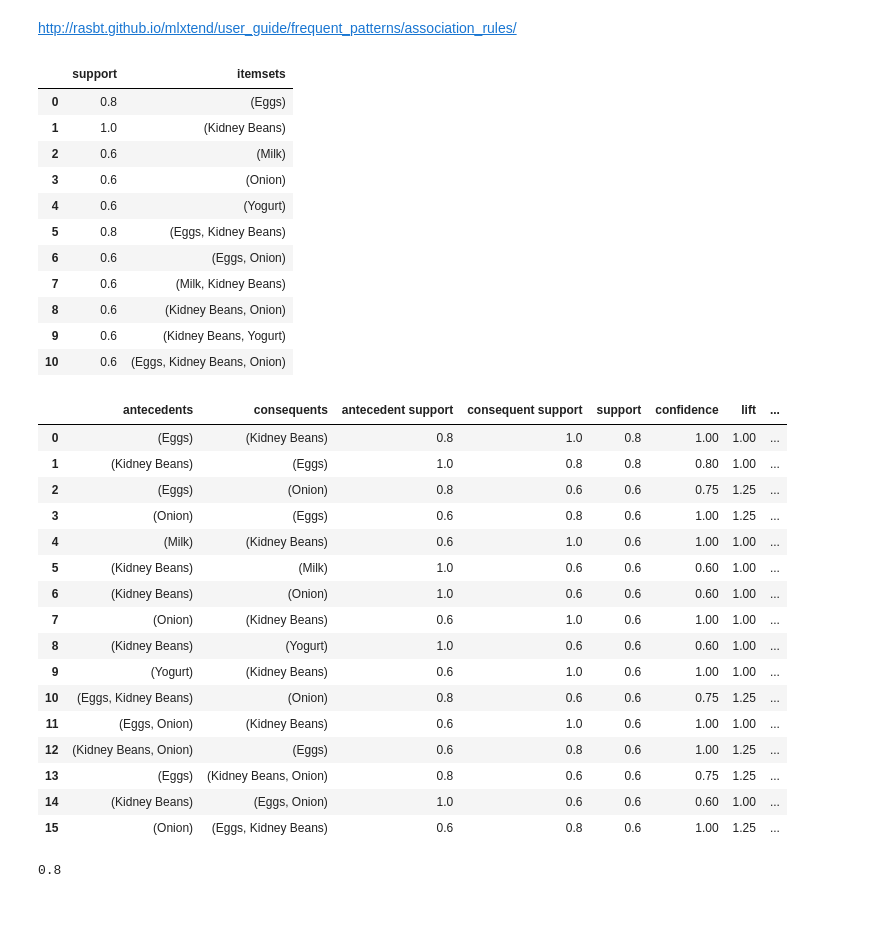
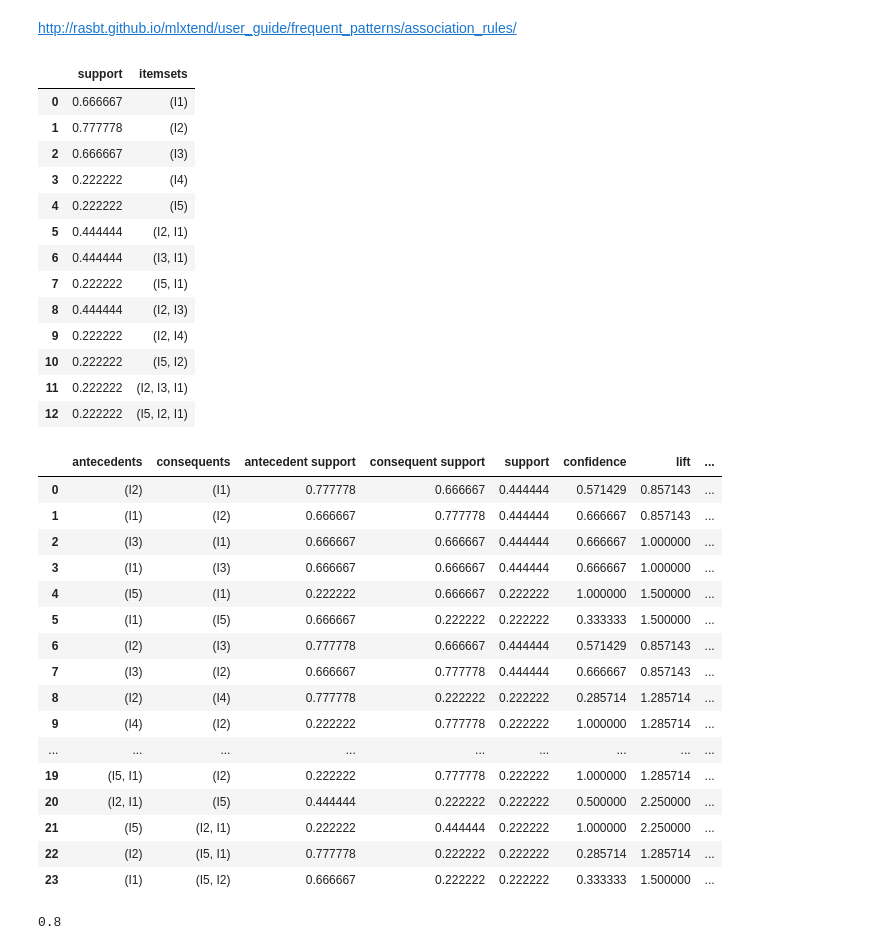
Before and after one commit to cicorias/njit-dm-scratch, a Jupyter notebook: nb/mlxtend.ipynb, the cells around one changed output. Cells and saved outputs as stored; diff of their text form; code cells hidden in the pictures; blank space fills up the shorter version.

```diff
--- a/nb/mlxtend.ipynb
+++ b/nb/mlxtend.ipynb
@@ -7,51 +7,71 @@ dataset = [['Milk', 'Onion', 'Nutmeg', 'Kidney Beans', 'Eggs', 'Yogurt'],
            ['Milk', 'Apple', 'Kidney Beans', 'Eggs'],
            ['Milk', 'Unicorn', 'Corn', 'Kidney Beans', 'Yogurt'],
            ['Corn', 'Onion', 'Onion', 'Kidney Beans', 'Ice cream', 'Eggs']]
+# %%
+    def read(file_path) -> list:
+        file_iter = open(file_path, 'r')
+        raw_transactions = list()
+        for line in file_iter:
+            line = line.strip().rstrip(',')
+            # remove whitespace around items
+            trimmed = [ i.strip() for i in line.split(',') ]
+            record = sorted(trimmed)
+            raw_transactions.append(record)
+
+        return raw_transactions
+
+myfile = read('./data/test-dm-bookch6.csv')
+
+dataset = myfile
 # %%
 import pandas as pd
 from mlxtend.preprocessing import TransactionEncoder
 from mlxtend.frequent_patterns import apriori
 
 te = TransactionEncoder()
 te_ary = te.fit(dataset).transform(dataset)
 df = pd.DataFrame(te_ary, columns=te.columns_)
 frequent_itemsets = apriori(df, min_support=0.5, use_colnames=True)
 
+frequent_itemsets = apriori(df, min_support=0.22, use_colnames=True)
+
 frequent_itemsets
 # %% [output]
 |  | support | itemsets |
-| 0 | 0.8 | (Eggs) |
-| 1 | 1.0 | (Kidney Beans) |
-| 2 | 0.6 | (Milk) |
-| 3 | 0.6 | (Onion) |
-| 4 | 0.6 | (Yogurt) |
-| 5 | 0.8 | (Eggs, Kidney Beans) |
-| 6 | 0.6 | (Eggs, Onion) |
-| 7 | 0.6 | (Milk, Kidney Beans) |
-| 8 | 0.6 | (Kidney Beans, Onion) |
-| 9 | 0.6 | (Kidney Beans, Yogurt) |
-| 10 | 0.6 | (Eggs, Kidney Beans, Onion) |
+| 0 | 0.666667 | (I1) |
+| 1 | 0.777778 | (I2) |
+| 2 | 0.666667 | (I3) |
+| 3 | 0.222222 | (I4) |
+| 4 | 0.222222 | (I5) |
+| 5 | 0.444444 | (I2, I1) |
+| 6 | 0.444444 | (I3, I1) |
+| 7 | 0.222222 | (I5, I1) |
+| 8 | 0.444444 | (I2, I3) |
+| 9 | 0.222222 | (I2, I4) |
+| 10 | 0.222222 | (I5, I2) |
+| 11 | 0.222222 | (I2, I3, I1) |
+| 12 | 0.222222 | (I5, I2, I1) |
 # %%
 from mlxtend.frequent_patterns import association_rules
 association_rules(frequent_itemsets, metric="confidence", min_threshold=0.0)
 # %% [output]
 |  | antecedents | consequents | antecedent support | consequent support | support | confidence | lift | ... |
-| 0 | (Eggs) | (Kidney Beans) | 0.8 | 1.0 | 0.8 | 1.00 | 1.00 | ... |
-| 1 | (Kidney Beans) | (Eggs) | 1.0 | 0.8 | 0.8 | 0.80 | 1.00 | ... |
-| 2 | (Eggs) | (Onion) | 0.8 | 0.6 | 0.6 | 0.75 | 1.25 | ... |
-| 3 | (Onion) | (Eggs) | 0.6 | 0.8 | 0.6 | 1.00 | 1.25 | ... |
-| 4 | (Milk) | (Kidney Beans) | 0.6 | 1.0 | 0.6 | 1.00 | 1.00 | ... |
-| 5 | (Kidney Beans) | (Milk) | 1.0 | 0.6 | 0.6 | 0.60 | 1.00 | ... |
-| 6 | (Kidney Beans) | (Onion) | 1.0 | 0.6 | 0.6 | 0.60 | 1.00 | ... |
-| 7 | (Onion) | (Kidney Beans) | 0.6 | 1.0 | 0.6 | 1.00 | 1.00 | ... |
-| 8 | (Kidney Beans) | (Yogurt) | 1.0 | 0.6 | 0.6 | 0.60 | 1.00 | ... |
-| 9 | (Yogurt) | (Kidney Beans) | 0.6 | 1.0 | 0.6 | 1.00 | 1.00 | ... |
-| 10 | (Eggs, Kidney Beans) | (Onion) | 0.8 | 0.6 | 0.6 | 0.75 | 1.25 | ... |
-| 11 | (Eggs, Onion) | (Kidney Beans) | 0.6 | 1.0 | 0.6 | 1.00 | 1.00 | ... |
-| 12 | (Kidney Beans, Onion) | (Eggs) | 0.6 | 0.8 | 0.6 | 1.00 | 1.25 | ... |
-| 13 | (Eggs) | (Kidney Beans, Onion) | 0.8 | 0.6 | 0.6 | 0.75 | 1.25 | ... |
-| 14 | (Kidney Beans) | (Eggs, Onion) | 1.0 | 0.6 | 0.6 | 0.60 | 1.00 | ... |
-| 15 | (Onion) | (Eggs, Kidney Beans) | 0.6 | 0.8 | 0.6 | 1.00 | 1.25 | ... |
+| 0 | (I2) | (I1) | 0.777778 | 0.666667 | 0.444444 | 0.571429 | 0.857143 | ... |
+| 1 | (I1) | (I2) | 0.666667 | 0.777778 | 0.444444 | 0.666667 | 0.857143 | ... |
+| 2 | (I3) | (I1) | 0.666667 | 0.666667 | 0.444444 | 0.666667 | 1.000000 | ... |
+| 3 | (I1) | (I3) | 0.666667 | 0.666667 | 0.444444 | 0.666667 | 1.000000 | ... |
+| 4 | (I5) | (I1) | 0.222222 | 0.666667 | 0.222222 | 1.000000 | 1.500000 | ... |
+| 5 | (I1) | (I5) | 0.666667 | 0.222222 | 0.222222 | 0.333333 | 1.500000 | ... |
+| 6 | (I2) | (I3) | 0.777778 | 0.666667 | 0.444444 | 0.571429 | 0.857143 | ... |
+| 7 | (I3) | (I2) | 0.666667 | 0.777778 | 0.444444 | 0.666667 | 0.857143 | ... |
+| 8 | (I2) | (I4) | 0.777778 | 0.222222 | 0.222222 | 0.285714 | 1.285714 | ... |
+| 9 | (I4) | (I2) | 0.222222 | 0.777778 | 0.222222 | 1.000000 | 1.285714 | ... |
+| ... | ... | ... | ... | ... | ... | ... | ... | ... |
+| 19 | (I5, I1) | (I2) | 0.222222 | 0.777778 | 0.222222 | 1.000000 | 1.285714 | ... |
+| 20 | (I2, I1) | (I5) | 0.444444 | 0.222222 | 0.222222 | 0.500000 | 2.250000 | ... |
+| 21 | (I5) | (I2, I1) | 0.222222 | 0.444444 | 0.222222 | 1.000000 | 2.250000 | ... |
+| 22 | (I2) | (I5, I1) | 0.777778 | 0.222222 | 0.222222 | 0.285714 | 1.285714 | ... |
+| 23 | (I1) | (I5, I2) | 0.666667 | 0.222222 | 0.222222 | 0.333333 | 1.500000 | ... |
 # %%
 #apriori(df, min_support=0.6)
 # %%
```
Also changed, not shown: parts of 3 cells of this notebook, 2 other files.
